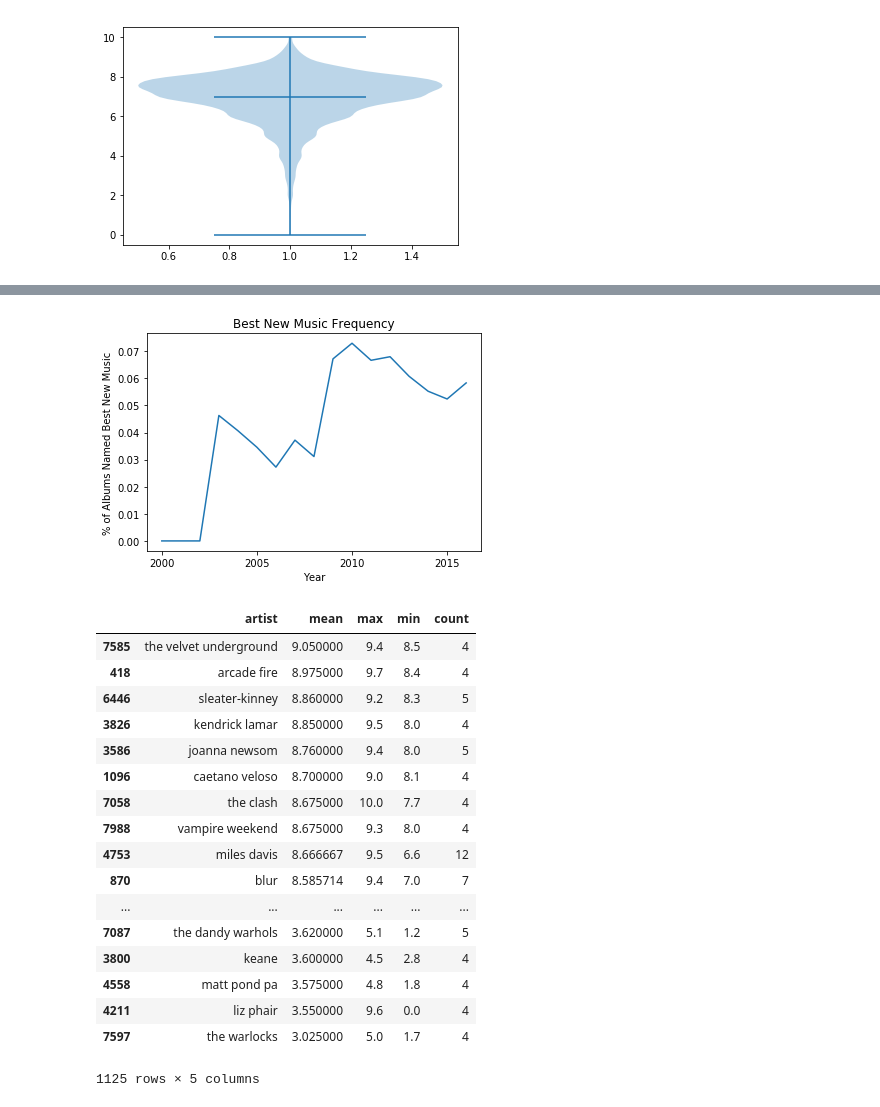
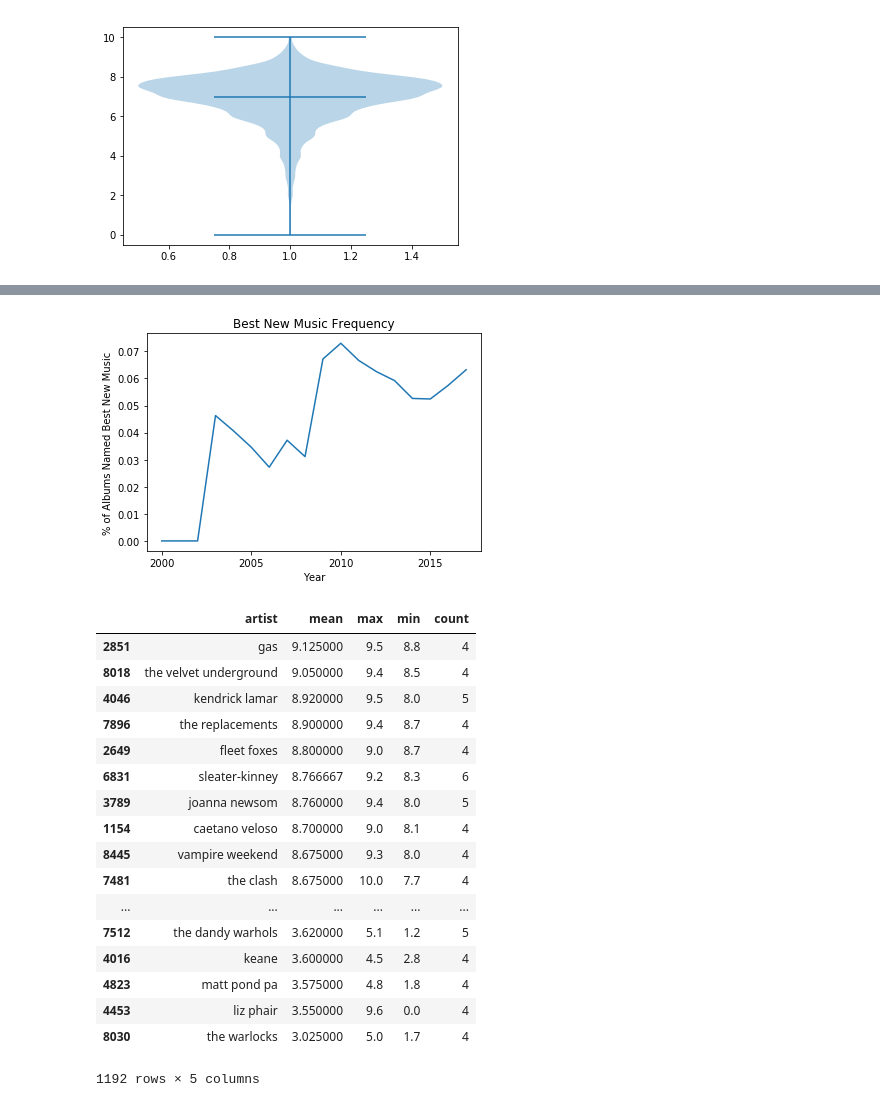
Before and after one commit to andrewjbashford/GalvanizeCapstone, a Jupyter notebook: Initial EDA.ipynb, the cells around one changed output, grey strips where cells are left out. Saved outputs shown, nothing was run; the diff lists cells and outputs as text; code cells hidden in the pictures.

```diff
--- a/Initial EDA.ipynb
+++ b/Initial EDA.ipynb
@@ -2,7 +2,7 @@
 import pandas as pd
 import sqlite3
 
-conn = sqlite3.connect("data/database.sqlite 2")
+conn = sqlite3.connect("../pitchfork-data/pitchfork.db")
 df = pd.read_sql_query("select * from reviews;", conn)
 df_years = pd.read_sql_query("select * from years;", conn)
 df_genres = pd.read_sql_query("select * from genres", conn)
@@ -138,14 +152,14 @@ score_by_year = df.groupby('pub_year').agg(['mean', 'max','min','count','sum']).
 # %%
 score_by_year['percent_bnm'] = score_by_year['best_new_music']['sum'] / score_by_year['score']['count']
 # %%
-plt.plot(score_by_year['pub_year'][1:18], score_by_year['percent_bnm'][1:18])
+plt.plot(score_by_year['pub_year'][1:19], score_by_year['percent_bnm'][1:19])
 plt.title('Best New Music Frequency')
 plt.xticks([2000, 2005, 2010, 2015])
 plt.xlabel('Year')
 plt.ylabel('% of Albums Named Best New Music')
 plt.show()
 # %% [output]
-[figure, old version]
+[figure, new version]
 # %%
 score_by_artist = df.groupby('artist').agg(['mean', 'max','min','count'])['score'].reset_index()
 # %%
@@ -154,20 +168,20 @@ score_by_artist_filtered = score_by_artist[score_by_artist['count'] > 3]
 score_by_artist_filtered.sort_values('mean',ascending=False)
 # %% [output]
 |  | artist | mean | max | min | count |
-| 7585 | the velvet underground | 9.050000 | 9.4 | 8.5 | 4 |
-| 418 | arcade fire | 8.975000 | 9.7 | 8.4 | 4 |
-| 6446 | sleater-kinney | 8.860000 | 9.2 | 8.3 | 5 |
-| 3826 | kendrick lamar | 8.850000 | 9.5 | 8.0 | 4 |
-| 3586 | joanna newsom | 8.760000 | 9.4 | 8.0 | 5 |
-| 1096 | caetano veloso | 8.700000 | 9.0 | 8.1 | 4 |
-| 7058 | the clash | 8.675000 | 10.0 | 7.7 | 4 |
-| 7988 | vampire weekend | 8.675000 | 9.3 | 8.0 | 4 |
-| 4753 | miles davis | 8.666667 | 9.5 | 6.6 | 12 |
-| 870 | blur | 8.585714 | 9.4 | 7.0 | 7 |
+| 2851 | gas | 9.125000 | 9.5 | 8.8 | 4 |
+| 8018 | the velvet underground | 9.050000 | 9.4 | 8.5 | 4 |
+| 4046 | kendrick lamar | 8.920000 | 9.5 | 8.0 | 5 |
+| 7896 | the replacements | 8.900000 | 9.4 | 8.7 | 4 |
+| 2649 | fleet foxes | 8.800000 | 9.0 | 8.7 | 4 |
+| 6831 | sleater-kinney | 8.766667 | 9.2 | 8.3 | 6 |
+| 3789 | joanna newsom | 8.760000 | 9.4 | 8.0 | 5 |
+| 1154 | caetano veloso | 8.700000 | 9.0 | 8.1 | 4 |
+| 8445 | vampire weekend | 8.675000 | 9.3 | 8.0 | 4 |
+| 7481 | the clash | 8.675000 | 10.0 | 7.7 | 4 |
 | ... | ... | ... | ... | ... | ... |
-| 7087 | the dandy warhols | 3.620000 | 5.1 | 1.2 | 5 |
-| 3800 | keane | 3.600000 | 4.5 | 2.8 | 4 |
-| 4558 | matt pond pa | 3.575000 | 4.8 | 1.8 | 4 |
-| 4211 | liz phair | 3.550000 | 9.6 | 0.0 | 4 |
-| 7597 | the warlocks | 3.025000 | 5.0 | 1.7 | 4 |
+| 7512 | the dandy warhols | 3.620000 | 5.1 | 1.2 | 5 |
+| 4016 | keane | 3.600000 | 4.5 | 2.8 | 4 |
+| 4823 | matt pond pa | 3.575000 | 4.8 | 1.8 | 4 |
+| 4453 | liz phair | 3.550000 | 9.6 | 0.0 | 4 |
+| 8030 | the warlocks | 3.025000 | 5.0 | 1.7 | 4 |
-1125 rows × 5 columns
+1192 rows × 5 columns
```
Also changed, not shown: parts of 8 cells of this notebook, 4 other files.
